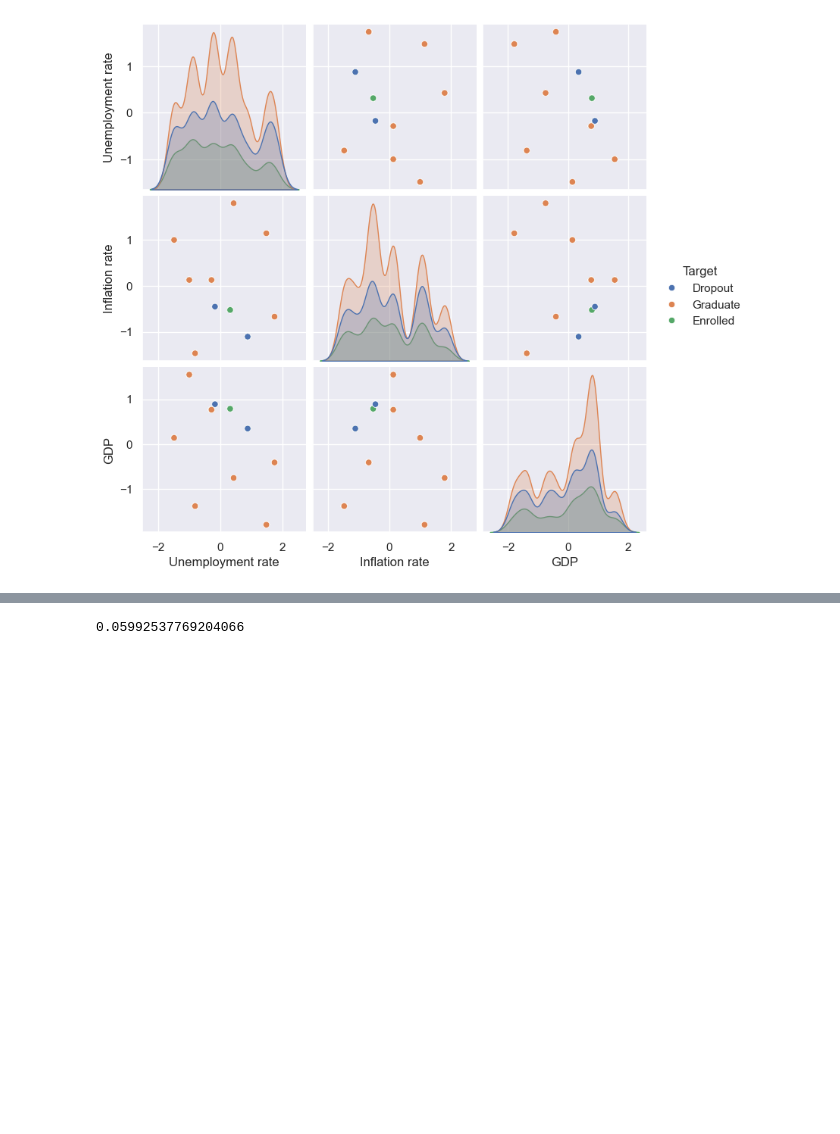
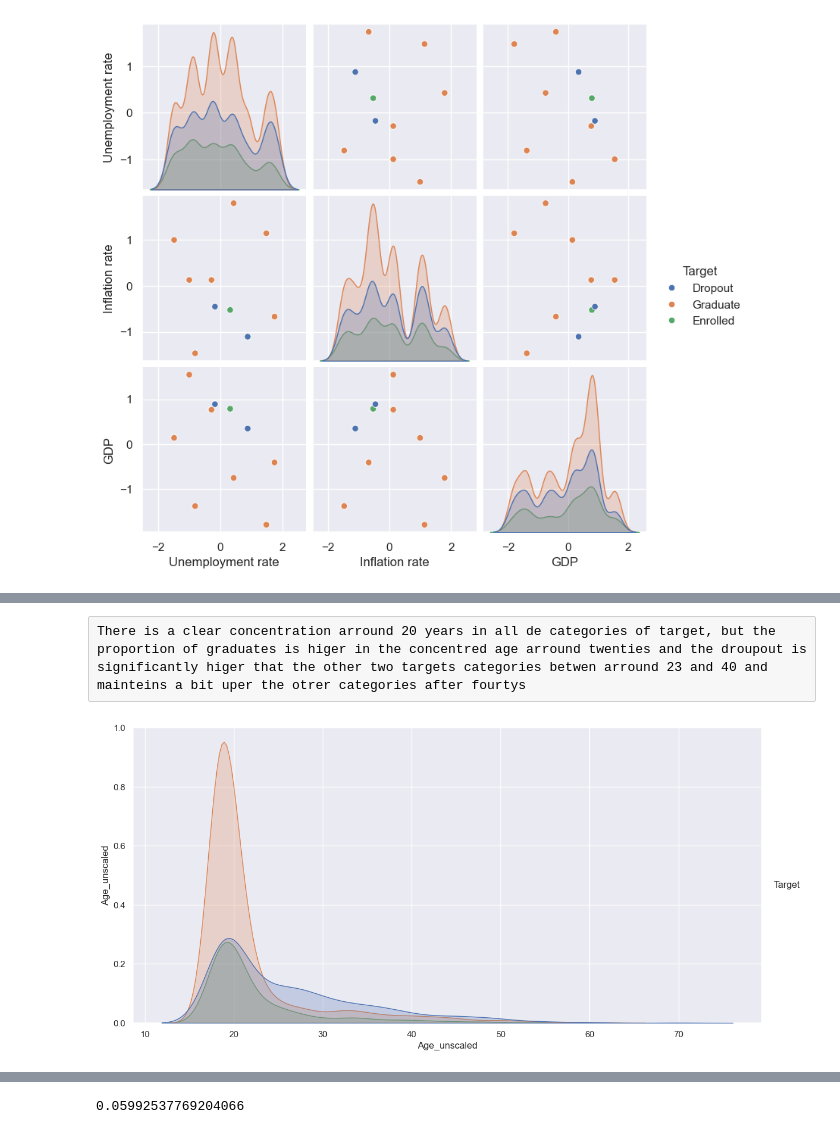
Before and after one commit to 2026788-max/Data-Analysis, a Jupyter notebook: Manuela Correa_DPrepHDip_CA1/ManuelaCorrea_DPrepHDip_CA1.ipynb, the cells around one changed output, grey strips where cells are left out. Saved outputs shown, nothing was run; the diff lists cells and outputs as text; code cells hidden in the pictures; blank space fills up the shorter version.

```diff
--- a/Manuela Correa_DPrepHDip_CA1/ManuelaCorrea_DPrepHDip_CA1.ipynb
+++ b/Manuela Correa_DPrepHDip_CA1/ManuelaCorrea_DPrepHDip_CA1.ipynb
@@ -550,0 +555,10 @@ plt.show()
+# %% [raw]
+There is a clear concentration arround 20 years in all de categories of target, but the proportion of graduates is higer in the concentred age arround twenties and the droupout is significantly higer that the other two targets categories betwen arround 23 and 40 and mainteins a bit uper the otrer categories after fourtys
+# %%
+col_index = list(scaler.feature_names_in_).index('Age at enrollment')
+df['Age_unscaled'] = (df['Age at enrollment'] * scaler.scale_[col_index]) + scaler.mean_[col_index]
+Age = ["Age_unscaled"]
+sns.pairplot(df, vars=Age, hue="Target", height=6, aspect=2)
+plt.show()
+# %% [output]
+[figure, added]
```
Also changed, not shown: parts of 13 cells of this notebook.
